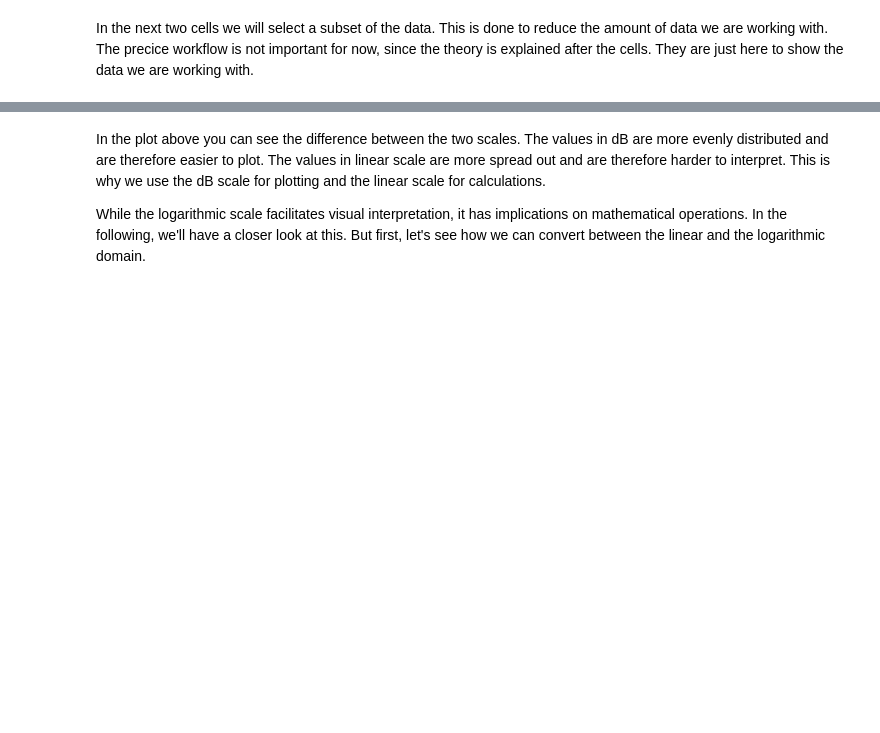
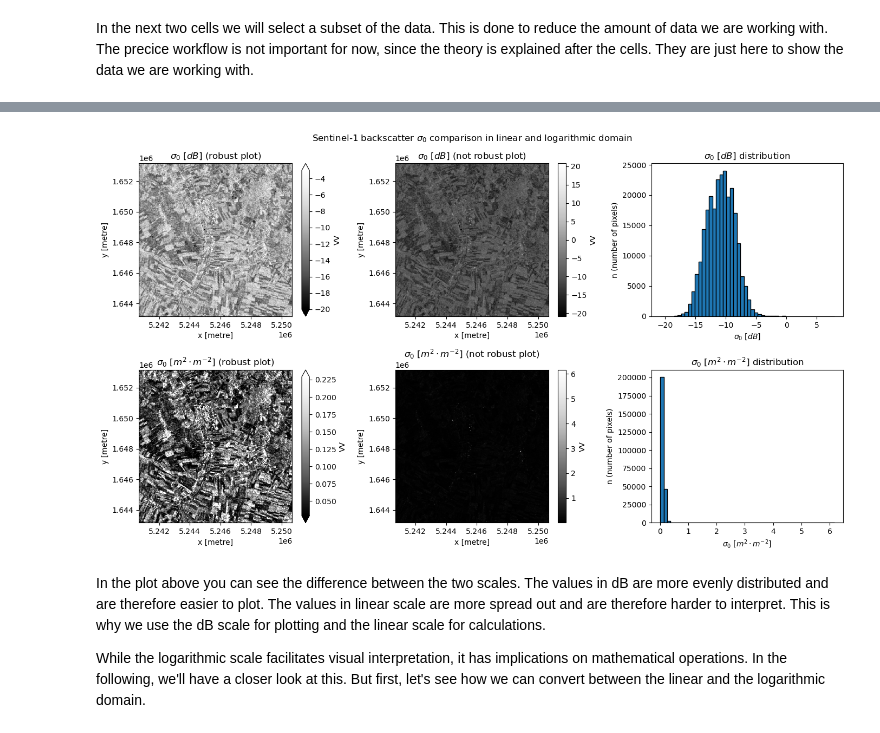
Before and after one commit to TUW-GEO/microwave-remote-sensing, a Jupyter notebook: unit_01/02_unit-conversions.ipynb, the cells around one changed output, grey strips where cells are left out. Cells and saved outputs as stored; diff of their text form; code cells hidden in the pictures; blank space fills up the shorter version.

```diff
--- a/unit_01/02_unit-conversions.ipynb
+++ b/unit_01/02_unit-conversions.ipynb
@@ -100,47 +159,50 @@ subset = subset.dropna("time", how='all')
 # Plot the data
 aoi = subset.isel(time=0, x=slice(0, 500), y=slice(0, 500))
 aoi_lin = 10 ** (aoi / 10)
+cmap = 'Greys_r'
 
 fig, ax = plt.subplots(2, 3, figsize=(14, 8))
 # upper left
 ax_ul = ax[0, 0]
-aoi.plot.imshow(robust=True, ax=ax_ul, cmap='viridis')
+aoi.plot.imshow(ax=ax_ul, cmap=cmap, vmin=-20, vmax=-3)
 ax_ul.set_title(r'$\sigma_0$ [$dB$] (robust plot)')
 
 # upper middle
 ax_um = ax[0, 1]
-aoi.plot.imshow(robust=False, ax=ax_um, cmap='viridis')
+aoi.plot.imshow(robust=False, ax=ax_um, cmap=cmap)
 ax_um.set_title(r'$\sigma_0$ [$dB$] (not robust plot)')
 
 # upper right
 ax_ur = ax[0, 2]
 aoi.plot.hist(bins=50, ax=ax_ur, edgecolor='black')
 ax_ur.set_xlabel(r'$\sigma_0$ [$dB$]')
 ax_ur.set_title(r'$\sigma_0$ [$dB$] distribution')
 ax_ur.set_ylabel('n (number of pixels)')
 
 # lower left
 ax_ll = ax[1, 0]
-aoi_lin.plot.imshow(robust=True, ax=ax_ll)
+aoi_lin.plot.imshow(robust=True, ax=ax_ll, cmap=cmap)
 ax_ll.set_title(r'$\sigma_0$ [$m^2 \cdot m^{-2}$] (robust plot)')
 
 # lower middle
 ax_lm = ax[1, 1]
-aoi_lin.plot.imshow(robust=False, ax=ax_lm)
+aoi_lin.plot.imshow(robust=False, ax=ax_lm, cmap=cmap)
 ax_lm.set_title(r'$\sigma_0$ [$m^2 \cdot m^{-2}$] (not robust plot)')
 
 # lower right
 ax_lr = ax[1, 2]
 aoi_lin.plot.hist(bins=50, ax=ax_lr, edgecolor='black')
 ax_lr.set_xlabel(r'$\sigma_0$ [$m^2 \cdot m^{-2}$]')
 ax_lr.set_ylabel('n (number of pixels)')
 ax_lr.set_title(r'$\sigma_0$ [$m^2 \cdot m^{-2}$] distribution')
 # ax_lr.set_yscale('log')
 
 title = (r'Sentinel-1 backscatter $\sigma_0$ comparison'
          + r' in linear and logarithmic domain')
 fig.suptitle(title, horizontalalignment='center')
 plt.tight_layout()
+# %% [output]
+[figure, added]
 # %% [markdown]
 In the plot above you can see the difference between the two scales. The values in dB are more evenly distributed and are therefore easier to plot. The values in linear scale are more spread out and are therefore harder to interpret.
 This is why we use the dB scale for plotting and the linear scale for calculations.
```
Also changed, not shown: parts of 9 cells of this notebook, 1 other file.
